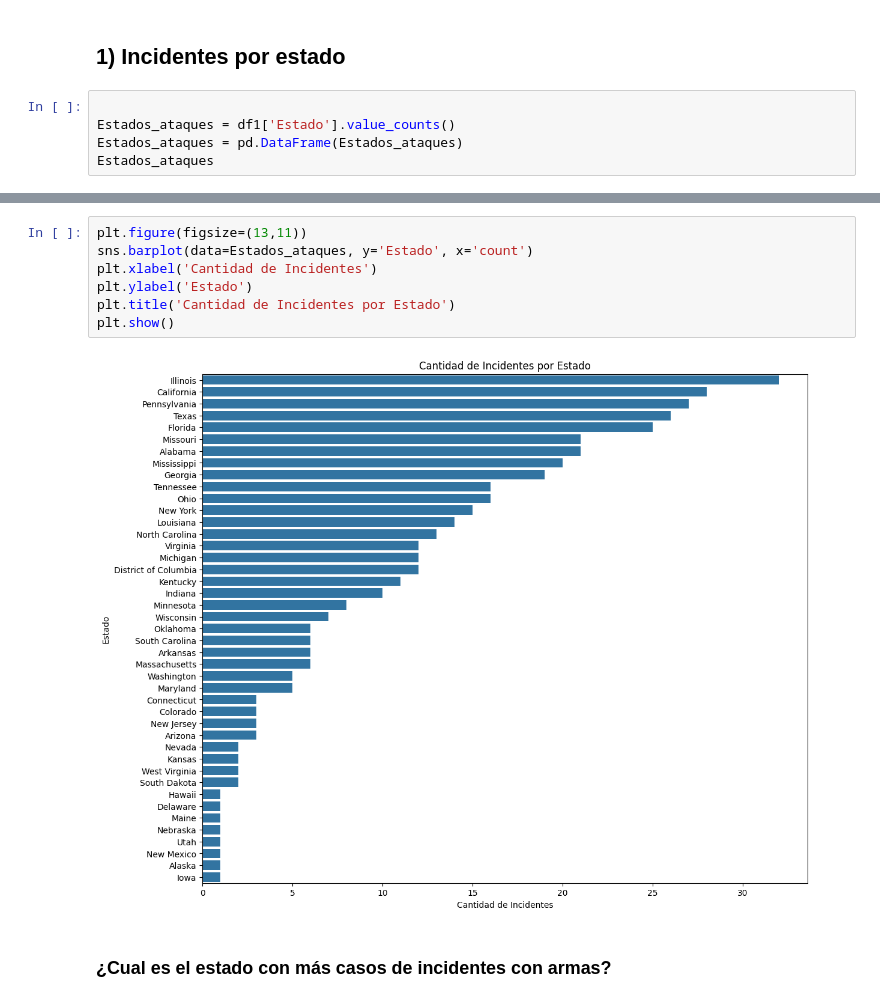
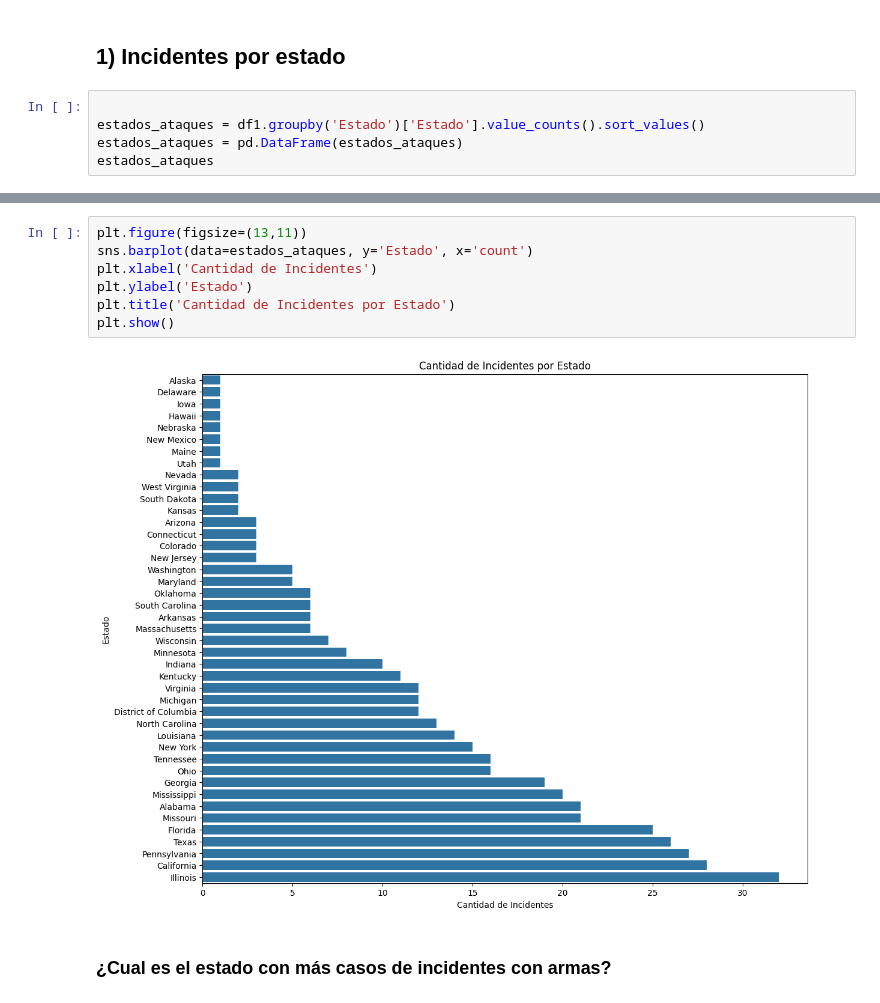
Before and after one commit to vamphook972/Gun_Violence_Dataset_US, a Jupyter notebook: Gun_Violence_Dataset_US.ipynb, the cells around one changed output, grey strips where cells are left out. Saved outputs shown, nothing was run; the diff lists cells and outputs as text.

Commit message:
chage dataframes filters to a groupby dataframe

```diff
--- a/Gun_Violence_Dataset_US.ipynb
+++ b/Gun_Violence_Dataset_US.ipynb
@@ -218,9 +218,9 @@ df1.head()
 ## 1)  Incidentes por estado
 # %%
 
-Estados_ataques = df1['Estado'].value_counts()
-Estados_ataques = pd.DataFrame(Estados_ataques)
-Estados_ataques
+estados_ataques = df1.groupby('Estado')['Estado'].value_counts().sort_values()
+estados_ataques = pd.DataFrame(estados_ataques)
+estados_ataques
 # %% [output]
 |  | count |
 | Estado |  |
@@ -243,12 +243,12 @@ Estados_ataques
 # %%
 plt.figure(figsize=(13,11))
-sns.barplot(data=Estados_ataques, y='Estado', x='count')
+sns.barplot(data=estados_ataques, y='Estado', x='count')
 plt.xlabel('Cantidad de Incidentes')
 plt.ylabel('Estado')
 plt.title('Cantidad de Incidentes por Estado')
 plt.show()
 # %% [output]
-[figure, old version]
+[figure, new version]
 # %% [markdown]
 ### ¿Cual es el estado con más casos de incidentes con armas?
 # %%
```
Also changed, not shown: parts of 5 cells of this notebook.
